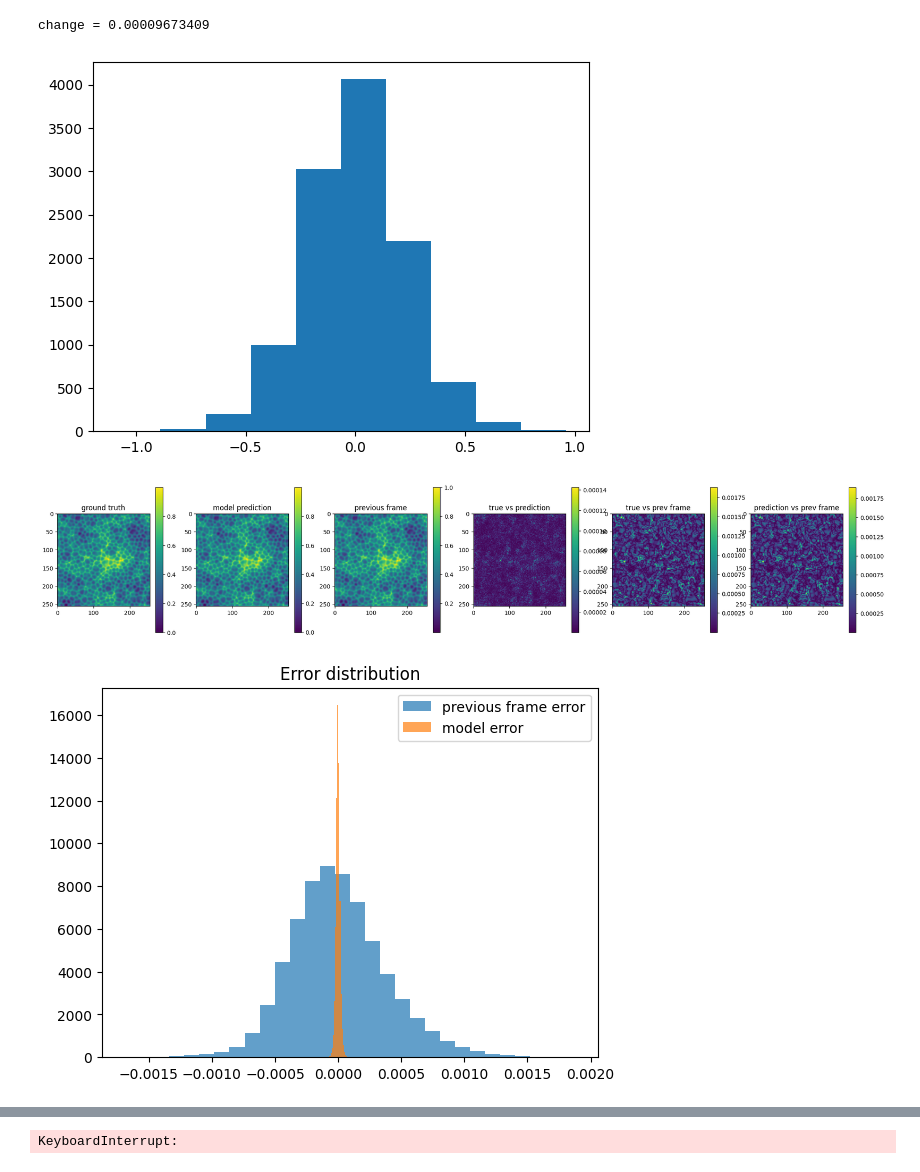
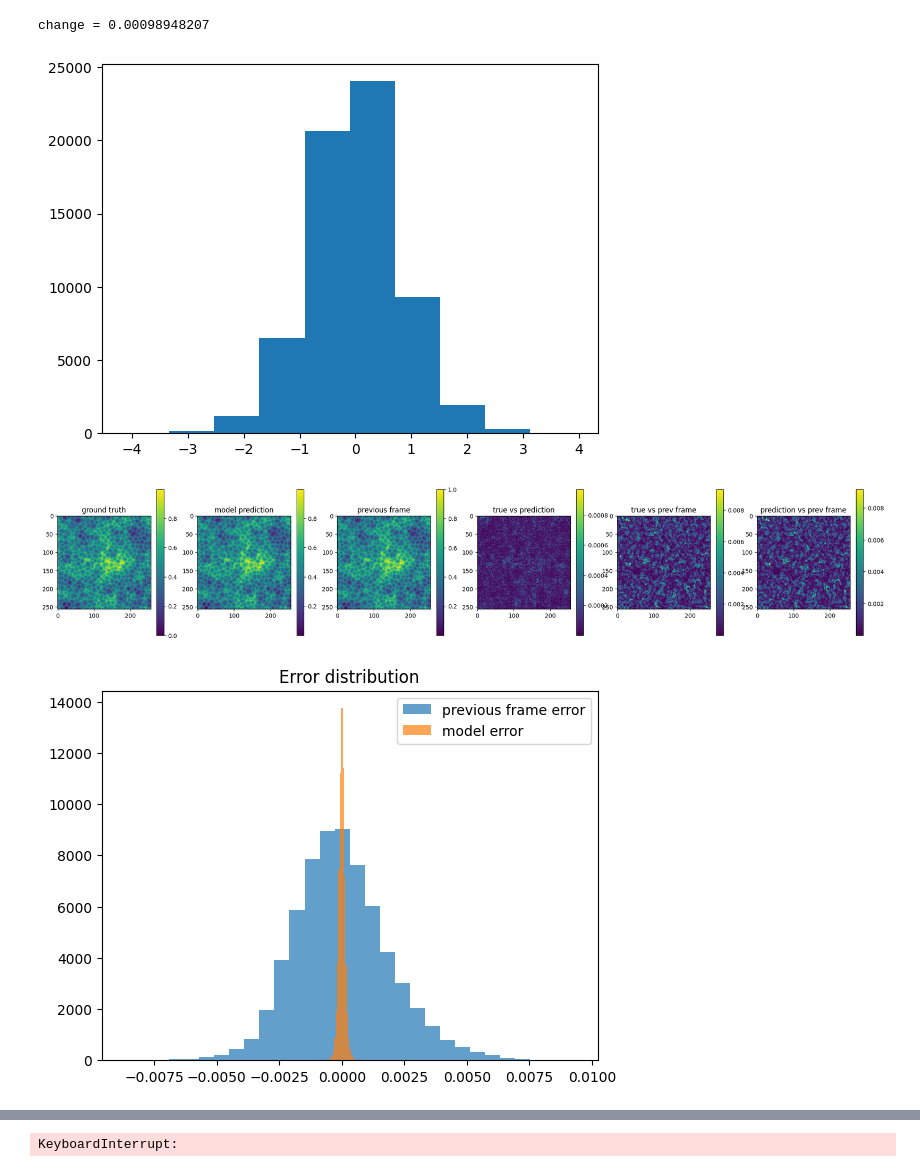
Before and after one commit to graps1/ELM-PDEs, a Jupyter notebook: ks2d/ks2d.ipynb, the cells around one changed output, grey strips where cells are left out. Cells and saved outputs as stored; diff of their text form; code cells hidden in the pictures.

```diff
--- a/ks2d/ks2d.ipynb
+++ b/ks2d/ks2d.ipynb
@@ -6,10 +6,12 @@ from model import Dataset, ELM2D
 # %%
 %matplotlib inline
 d = next(iter(Dataset("ks2d_short.npy")))
+pred_skips = 5
+d = d[::pred_skips,:,:] # dt = 0.01, so if we skip 5, then the ELM learns in steps of 0.05 time units.
 
-extent = 3
-step = 4
-hidden = 700
+extent = 2
+step = 8
+hidden = 1000
 model = ELM2D((extent,extent),(step,step),hidden)
 
 N0, N1 = d.shape[1:]
@@ -18,12 +20,12 @@ normalize = lambda x: (x-minval)/(maxval-minval)
 denormalize = lambda x: x*(maxval-minval)+minval
 D = [normalize(d)]
 # %%
-model.train(D, nr_symmetries=8, stopping_threshold=1e-4, noise=1e-5)
+model.train(D, nr_symmetries=8, stopping_threshold=1e-3, noise=1e-4)
 plt.hist(model.lout.weight.data.flatten())
 plt.show()
 # %% [output]
-change = 0.00009673409
+change = 0.00098948207
-[figure, old version]
+[figure, new version]
 # %%
 X_test = normalize(d[-2,...])
 Y_test = normalize(d[-1,...])
@@ -55,8 +57,8 @@ plt.title("Error distribution")
 plt.legend()
 plt.show()
 # %% [output]
-[figure, old version]
+[figure, new version]
-[figure, old version]
+[figure, new version]
 # %%
 from tqdm.notebook import tqdm
 
```
Also changed, not shown: parts of 3 cells of this notebook, 5 other files.
